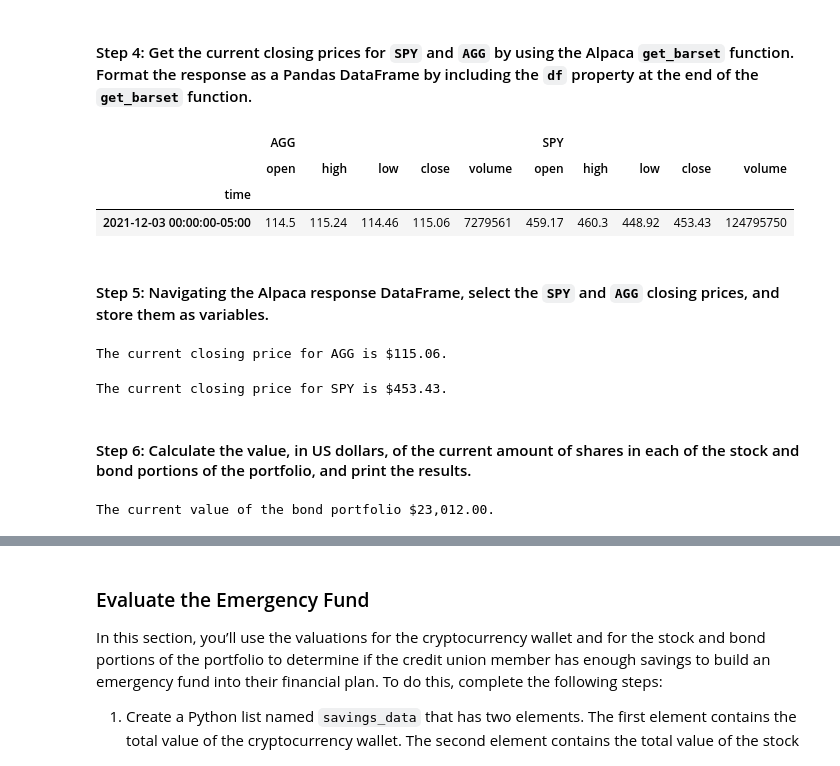
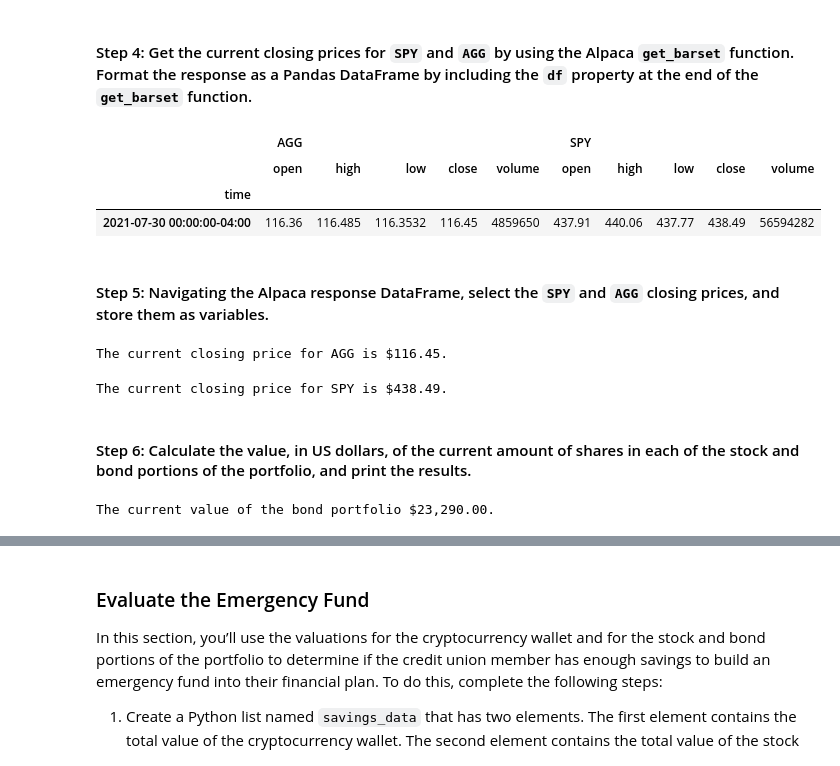
Before and after one commit to jtengsico/05-Financial-Simulations-and-APIs, a Jupyter notebook: Starter_Code/financial_planning_tools.ipynb, the cells around one changed output, grey strips where cells are left out. Drawn from its saved outputs; the diff is of its cells as text; code cells hidden in the pictures.

```diff
--- a/Starter_Code/financial_planning_tools.ipynb
+++ b/Starter_Code/financial_planning_tools.ipynb
@@ -186,36 +186,33 @@ tickers= ["SPY", "AGG"]
 
 # Set timeframe to 1D
 timeframe= "1D"
+limit_rows = 1000
 
 # Format current date as ISO format
 # Set both the start and end date at the date of your prior weekday
 # This will give you the closing price of the previous trading day
 # Alternatively you can use a start and end date of 2020-08-07
-
-prior_wkdy= str(datetime.datetime.now()- datetime.timedelta(days=2)).split()[0]
-
-start_date= pd.Timestamp(prior_wkdy, tz="America/New_York").isoformat()
-end_date= pd.Timestamp(prior_wkdy, tz="America/New_York").isoformat()
+#wrong dates, it should be in 2021
+start_date = pd.Timestamp("2021-07-30", tz="America/New_York").isoformat()
+end_date = pd.Timestamp("2021-07-30", tz="America/New_York").isoformat()
 # %% [markdown]
 #### Step 4: Get the current closing prices for `SPY` and `AGG` by using the Alpaca `get_barset` function. Format the response as a Pandas DataFrame by including the `df` property at the end of the `get_barset` function.
 # %%
 # Use the Alpaca get_barset function to get current closing prices the portfolio
 # Be sure to set the `df` property after the function to format the response object as a DataFrame
-
 current_closing_prices_df = alpaca.get_barset(
     tickers,
     timeframe,
     start= start_date,
     end= end_date,
+    limit= limit_rows
 ).df
-
-# Review the Alpaca DataFrame
-display(current_closing_prices_df.head())
+current_closing_prices_df.head()
 # %% [output]
 |  | AGG |  |  |  |  | SPY |  |  |  |  |
 |  | open | high | low | close | volume | open | high | low | close | volume |
 | time |  |  |  |  |  |  |  |  |  |  |
-| 2021-12-03 00:00:00-05:00 | 114.5 | 115.24 | 114.46 | 115.06 | 7279561 | 459.17 | 460.3 | 448.92 | 453.43 | 124795750 |
+| 2021-07-30 00:00:00-04:00 | 116.36 | 116.485 | 116.3532 | 116.45 | 4859650 | 437.91 | 440.06 | 437.77 | 438.49 | 56594282 |
 # %% [markdown]
 #### Step 5: Navigating the Alpaca response DataFrame, select the `SPY` and `AGG` closing prices, and store them as variables.
 # %%
@@ -226,7 +223,7 @@ agg_close_price = float(current_closing_prices_df['AGG']['close'])
 # Print the AGG closing price
 print(f"The current closing price for AGG is ${agg_close_price:,.2f}.")
 # %% [output]
-The current closing price for AGG is $115.06.
+The current closing price for AGG is $116.45.
 # %%
 # Access the closing price for SPY from the Alpaca DataFrame
 # Converting the value to a floating point number
@@ -235,7 +232,7 @@ spy_close_price = float(current_closing_prices_df['SPY']['close'])
 # Print the SPY closing price
 print(f"The current closing price for SPY is ${spy_close_price:,.2f}.")
 # %% [output]
-The current closing price for SPY is $453.43.
+The current closing price for SPY is $438.49.
 # %% [markdown]
 #### Step 6: Calculate the value, in US dollars, of the current amount of shares in each of the stock and bond portions of the portfolio, and print the results.
 # %%
@@ -245,7 +242,7 @@ agg_value= agg_close_price * agg_shares
 # Print the current value of the bond portfolio
 print(f"The current value of the bond portfolio ${agg_value:,.2f}.")
 # %% [output]
-The current value of the bond portfolio $23,012.00.
+The current value of the bond portfolio $23,290.00.
 # %%
 # Calculate the current value of the stock portion of the portfolio (stock SPY)
 spy_value= spy_close_price * spy_shares
```
Also changed, not shown: parts of 29 cells of this notebook, 6 other files.
